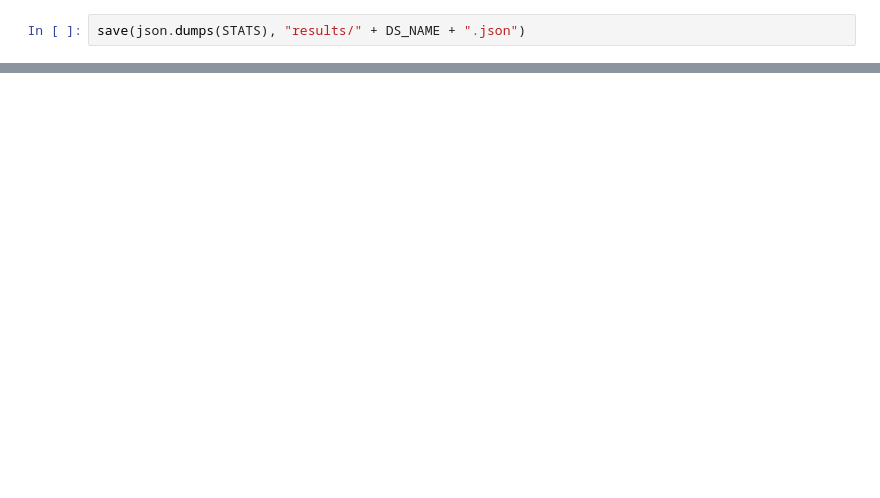
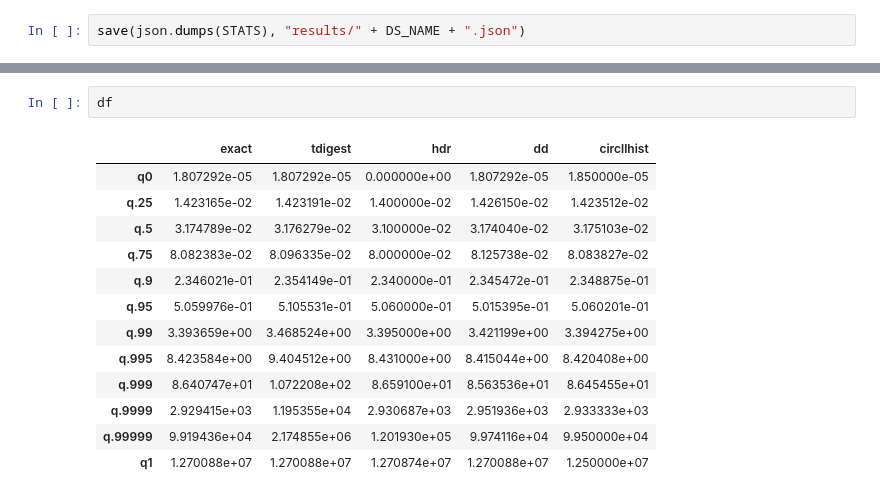
Before and after one commit to circonus-labs/circllhist-paper, a Jupyter notebook: evaluation/Evaluation_Simulated.ipynb, the cells around one changed output, grey strips where cells are left out. Drawn from its saved outputs; the diff is of its cells as text; blank space fills up the shorter version.

```diff
--- a/evaluation/Evaluation_Simulated.ipynb
+++ b/evaluation/Evaluation_Simulated.ipynb
@@ -82,3 +82,19 @@ plt.savefig("images/" + DS_NAME + "_quantile_comparison")
+# %%
+df
+# %% [output]
+|  | exact | tdigest | hdr | dd | circllhist |
+| q0 | 1.807292e-05 | 1.807292e-05 | 0.000000e+00 | 1.807292e-05 | 1.850000e-05 |
+| q.25 | 1.423165e-02 | 1.423191e-02 | 1.400000e-02 | 1.426150e-02 | 1.423512e-02 |
+| q.5 | 3.174789e-02 | 3.176279e-02 | 3.100000e-02 | 3.174040e-02 | 3.175103e-02 |
+| q.75 | 8.082383e-02 | 8.096335e-02 | 8.000000e-02 | 8.125738e-02 | 8.083827e-02 |
+| q.9 | 2.346021e-01 | 2.354149e-01 | 2.340000e-01 | 2.345472e-01 | 2.348875e-01 |
+| q.95 | 5.059976e-01 | 5.105531e-01 | 5.060000e-01 | 5.015395e-01 | 5.060201e-01 |
+| q.99 | 3.393659e+00 | 3.468524e+00 | 3.395000e+00 | 3.421199e+00 | 3.394275e+00 |
+| q.995 | 8.423584e+00 | 9.404512e+00 | 8.431000e+00 | 8.415044e+00 | 8.420408e+00 |
+| q.999 | 8.640747e+01 | 1.072208e+02 | 8.659100e+01 | 8.563536e+01 | 8.645455e+01 |
+| q.9999 | 2.929415e+03 | 1.195355e+04 | 2.930687e+03 | 2.951936e+03 | 2.933333e+03 |
+| q.99999 | 9.919436e+04 | 2.174855e+06 | 1.201930e+05 | 9.974116e+04 | 9.950000e+04 |
+| q1 | 1.270088e+07 | 1.270088e+07 | 1.270874e+07 | 1.270088e+07 | 1.250000e+07 |
 # %%
 #
 # Stats: Size
```
Also changed, not shown: parts of 10 cells of this notebook, 6 other files.
